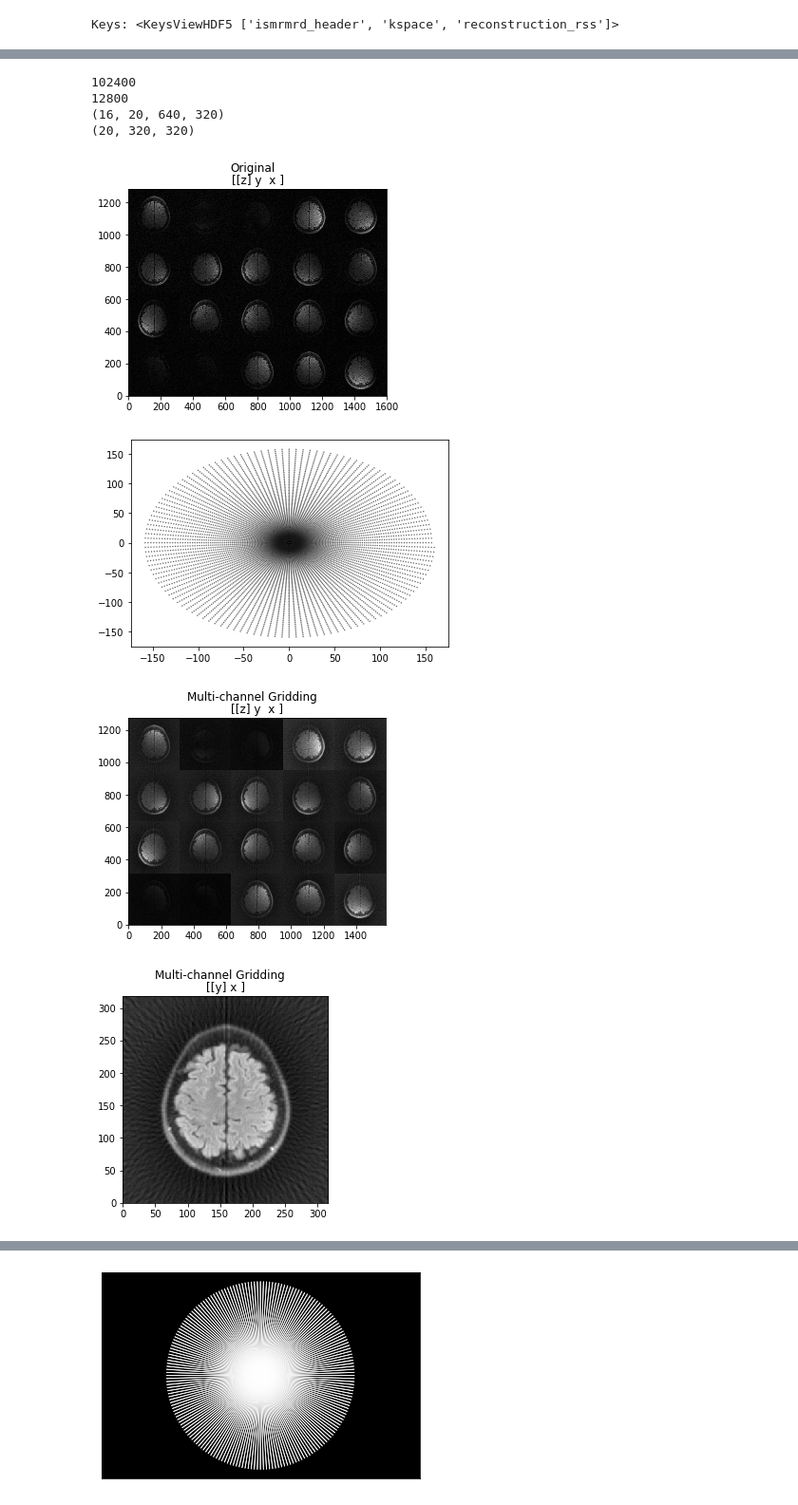
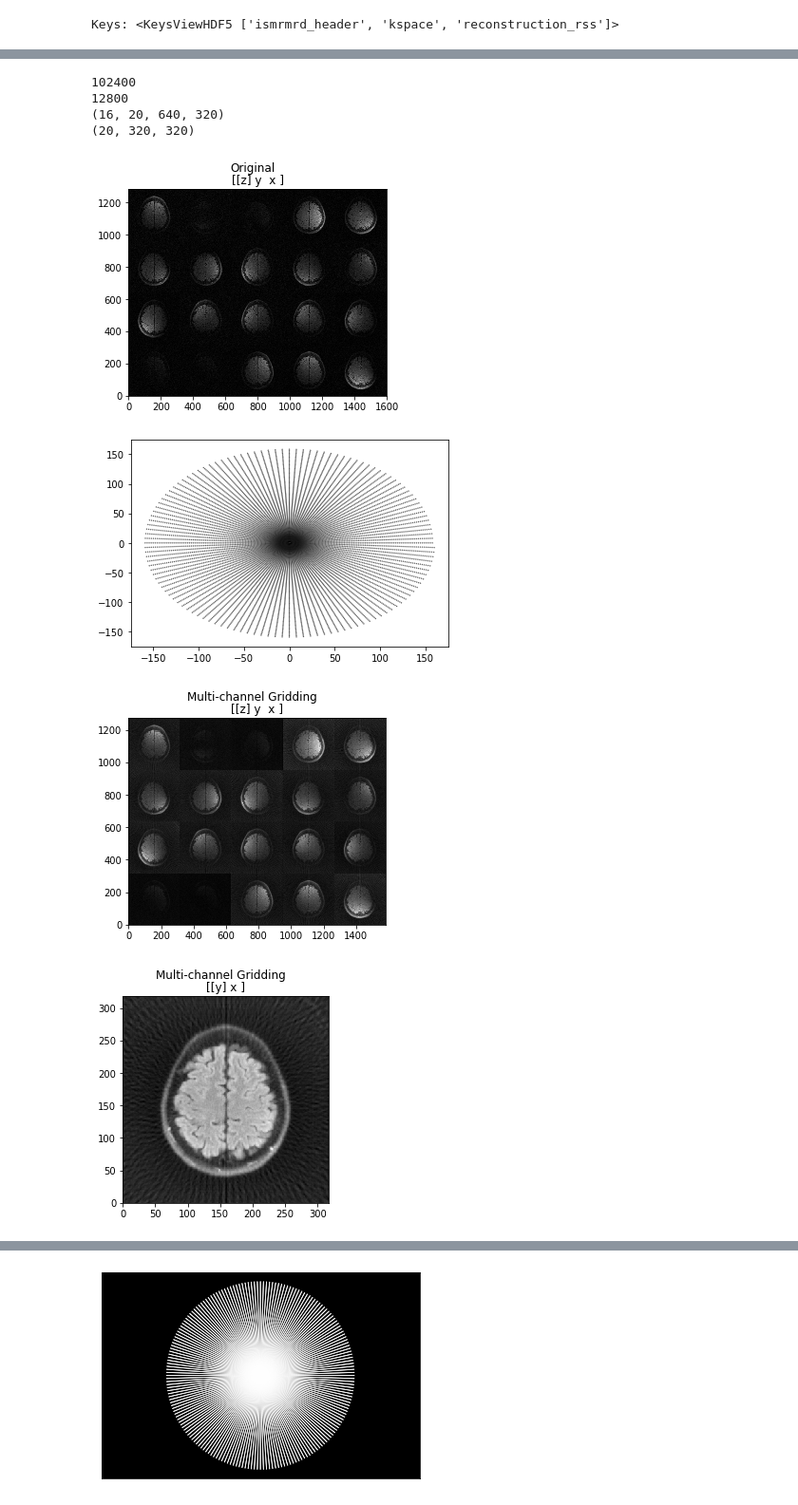
Before and after one commit to to314as/bir_tools, a Jupyter notebook: undersampling.ipynb, the cells around one changed output, grey strips where cells are left out. Shown at 95% size. Saved outputs shown, nothing was run; the diff lists cells and outputs as text; code cells hidden in the pictures.

```diff
--- a/undersampling.ipynb
+++ b/undersampling.ipynb
@@ -89,7 +139,7 @@ us_factor=4
 N=full//us_factor
 print(N)
 nRounds=10;
-PowCoeff=2;
+PowCoeff=1.4;
 m_size=160;
 p_base=0;
 traj=vd_spiral.makeSpiral(N,nRounds,PowCoeff,p_base,m_size);
@@ -199,37 +249,37 @@ print(apply_dcf(ksp,d_p))
 full=args.resolution*args.resolution
 print(full)
 us_factor=8
 #N=30000;
 N=full//us_factor
 print(N)
 nRounds=100;
-PowCoeff=2;
+PowCoeff=1.4;
 m_size=160;
 p_base=0;
 traj=vd_spiral.makeSpiral(N,nRounds,PowCoeff,p_base,m_size);
 
 traj=np.swapaxes(traj,0,1)
 print(data.shape)
 img=abs(nu.make_ift(data))[8,:,160:480,:]
 print(img.shape)
 pl.ImagePlot(img,z=0,title='Original')
 ksp = sp.nufft(img, traj,3)
 plt.scatter(traj[:,0],traj[:,1], c=np.real(ksp[8]),s=0.1)
 plt.gray()
 plt.show()
 dcf,rs,d_p=check_density(traj,r0=1)
 img_grid = sp.nufft_adjoint(apply_dcf(ksp,d_p), traj)
 pl.ImagePlot(img_grid,z=0,title='Multi-channel Gridding')
 pl.ImagePlot(nu.rsos(img_grid,0),title='Multi-channel Gridding')
 # %% [output]
 102400
 12800
 (16, 20, 640, 320)
 (20, 320, 320)
 [figure]
-[figure, old version]
+[figure, new version]
-[figure, old version]
+[figure, new version]
-[figure, old version]
+[figure, new version]
 <sigpy.plot.ImagePlot at 0x...>
 # %%
 coord = np.load('projection_coord.npy')
```
Also changed, not shown: parts of 9 cells of this notebook, 4 other files.
